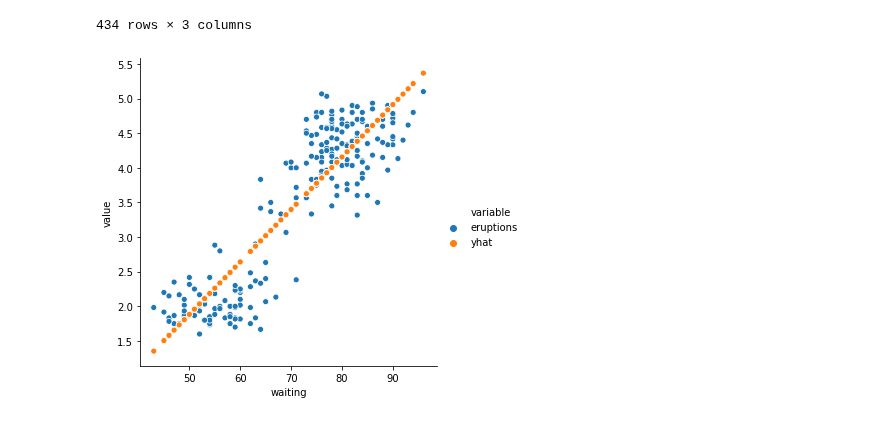
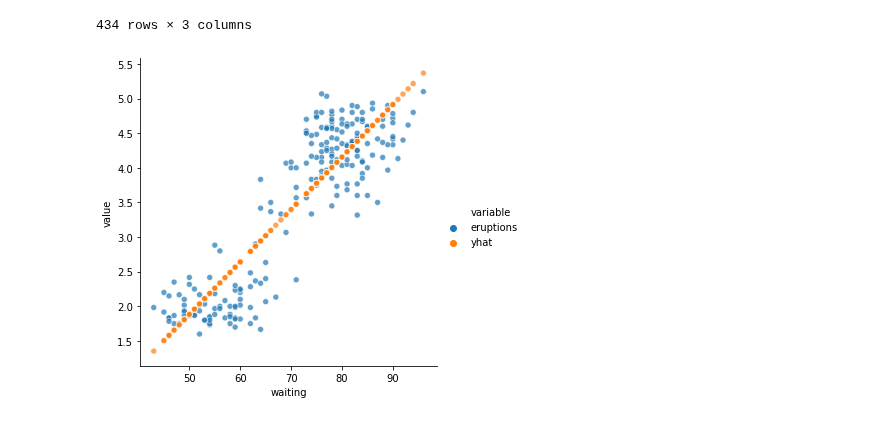
Before and after one commit to misty-garcia/ds-methodologies-exercises, a Jupyter notebook: clustering/regression-warmup.ipynb, the cells around one changed output. Saved outputs shown, nothing was run; the diff lists cells and outputs as text; code cells hidden in the pictures.

```diff
--- a/clustering/regression-warmup.ipynb
+++ b/clustering/regression-warmup.ipynb
@@ -204,7 +206,7 @@ melt
 | 433 | 51 | yhat | 1.959181 |
 434 rows × 3 columns
 # %%
-sns.relplot(data=melt, y="value", x="waiting", hue="variable")
+sns.relplot(data=melt, y="value", x="waiting", hue="variable", alpha=.7)
 plt.show()
 # %% [output]
-[figure, old version]
+[figure, new version]
```
Also changed, not shown: parts of 3 cells of this notebook.
